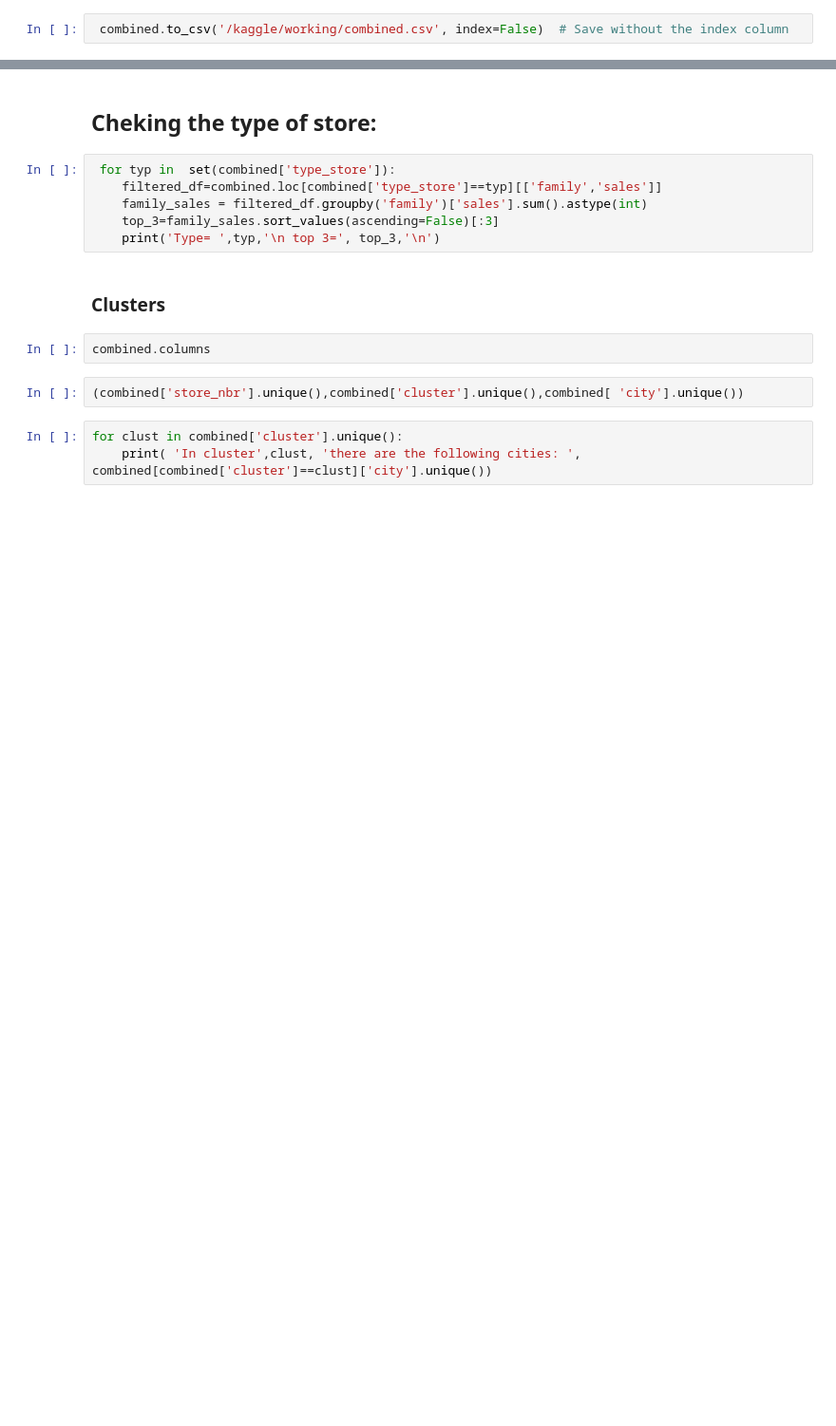
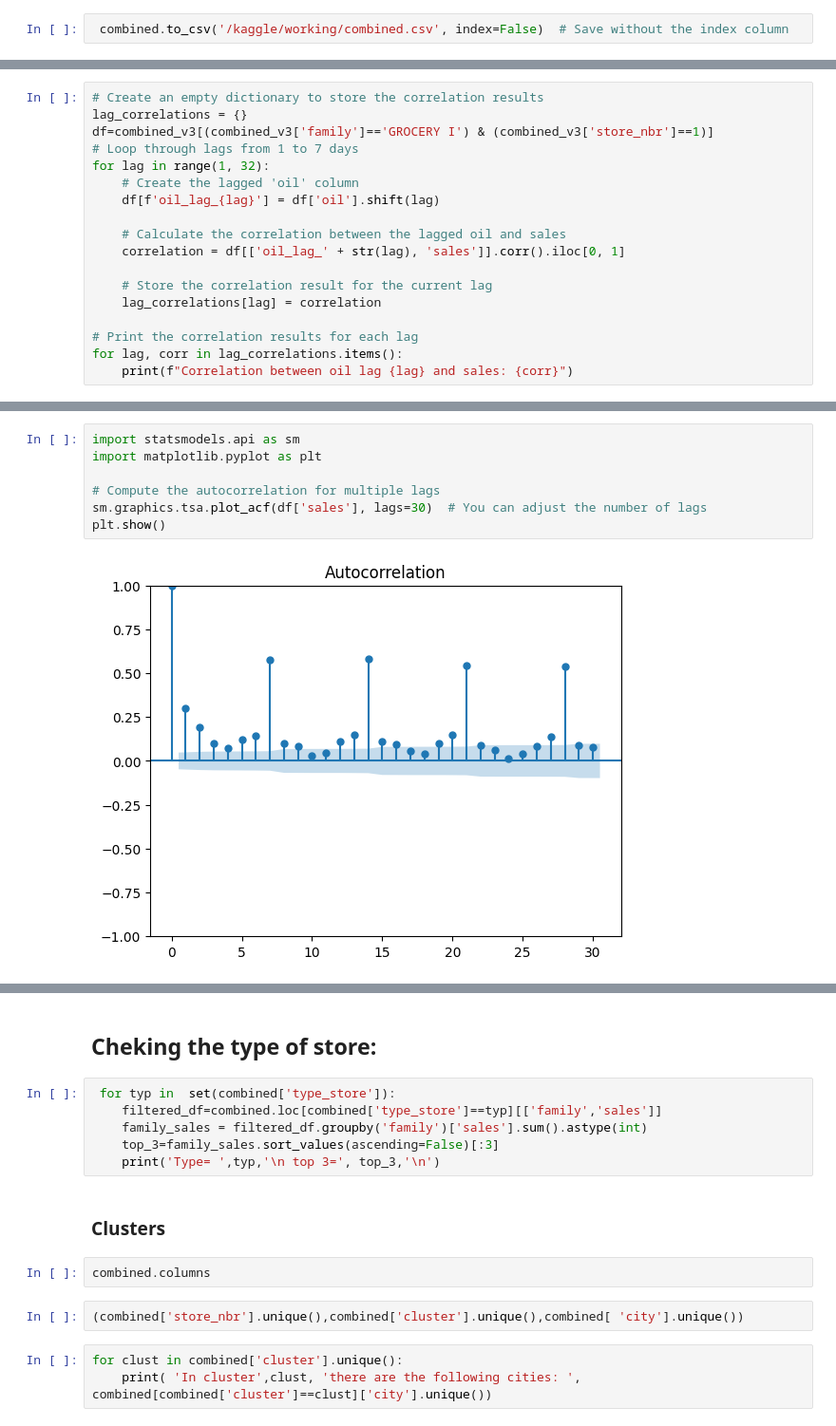
Before and after one commit to arielxinsu/Erdos_Grocery_Sales, a Jupyter notebook: price-forecast.ipynb, the cells around one changed output, grey strips where cells are left out. Shown at 95% size. Cells and saved outputs as stored; diff of their text form; blank space fills up the shorter version.

```diff
--- a/price-forecast.ipynb
+++ b/price-forecast.ipynb
@@ -283,0 +473,18 @@ combined
+# %%
+# Create an empty dictionary to store the correlation results
+lag_correlations = {}
+df=combined_v3[(combined_v3['family']=='GROCERY I') & (combined_v3['store_nbr']==1)]
+# Loop through lags from 1 to 7 days
+for lag in range(1, 32):
+    # Create the lagged 'oil' column
+    df[f'oil_lag_{lag}'] = df['oil'].shift(lag)
+
+    # Calculate the correlation between the lagged oil and sales
+    correlation = df[['oil_lag_' + str(lag), 'sales']].corr().iloc[0, 1]
+
+    # Store the correlation result for the current lag
+    lag_correlations[lag] = correlation
+
+# Print the correlation results for each lag
+for lag, corr in lag_correlations.items():
+    print(f"Correlation between oil lag {lag} and sales: {corr}")
@@ -283,0 +526,9 @@ combined
+# %%
+import statsmodels.api as sm
+import matplotlib.pyplot as plt
+
+# Compute the autocorrelation for multiple lags
+sm.graphics.tsa.plot_acf(df['sales'], lags=30)  # You can adjust the number of lags
+plt.show()
+# %% [output]
+[figure, added]
```
Also changed, not shown: parts of 35 cells of this notebook.
